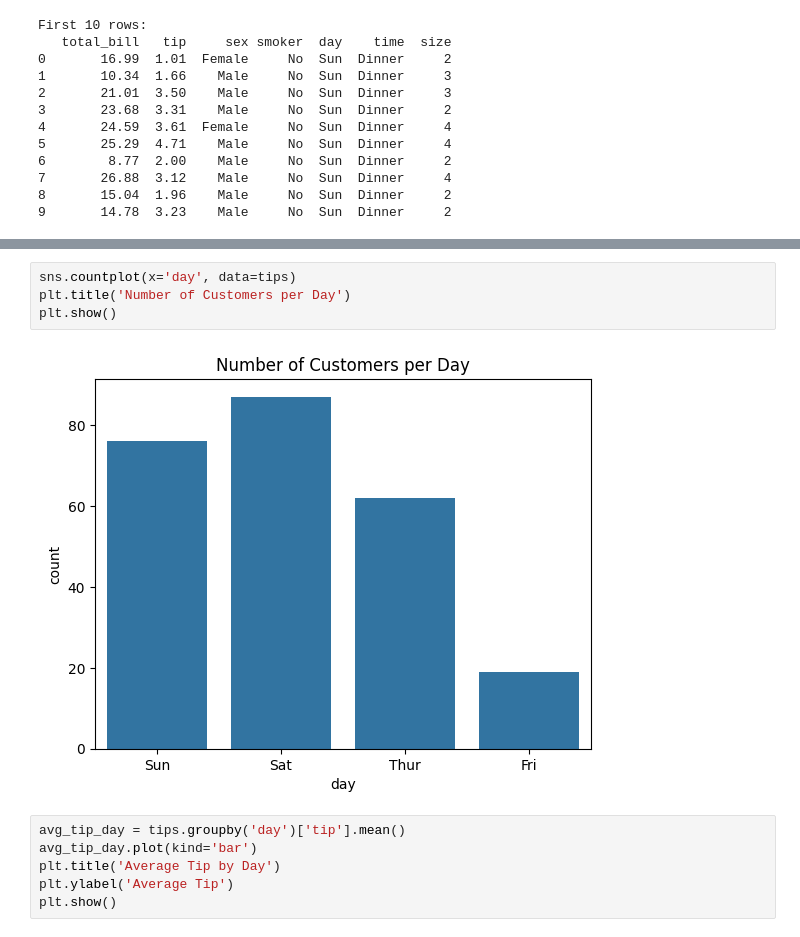
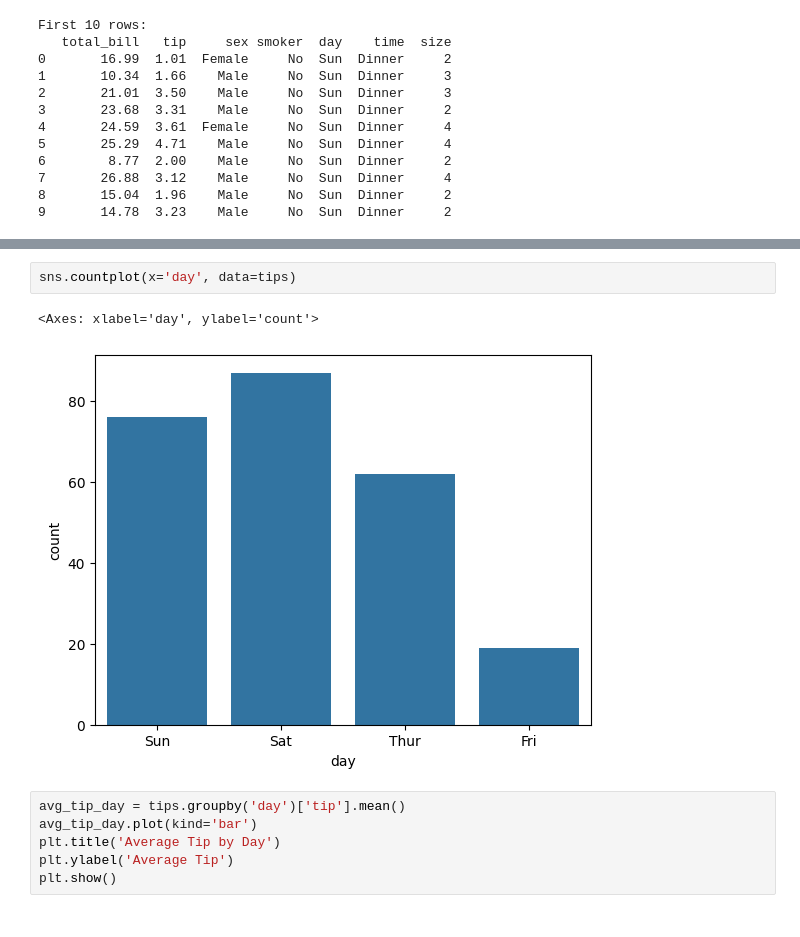
Before and after one commit to raalrwai/ml-pipeline-notebooks, a Jupyter notebook: jupyter/tips/tips.ipynb, the cells around one changed output, grey strips where cells are left out. Drawn from its saved outputs; the diff is of its cells as text.

```diff
--- a/jupyter/tips/tips.ipynb
+++ b/jupyter/tips/tips.ipynb
@@ -155,9 +170,8 @@ plt.show()
 # %%
 sns.countplot(x='day', data=tips)
-plt.title('Number of Customers per Day')
-plt.show()
 # %% [output]
+<Axes: xlabel='day', ylabel='count'>
-[figure, old version]
+[figure, new version]
 # %%
 avg_tip_day = tips.groupby('day')['tip'].mean()
 avg_tip_day.plot(kind='bar')
```
Also changed, not shown: parts of 14 cells of this notebook, 7 other files.
